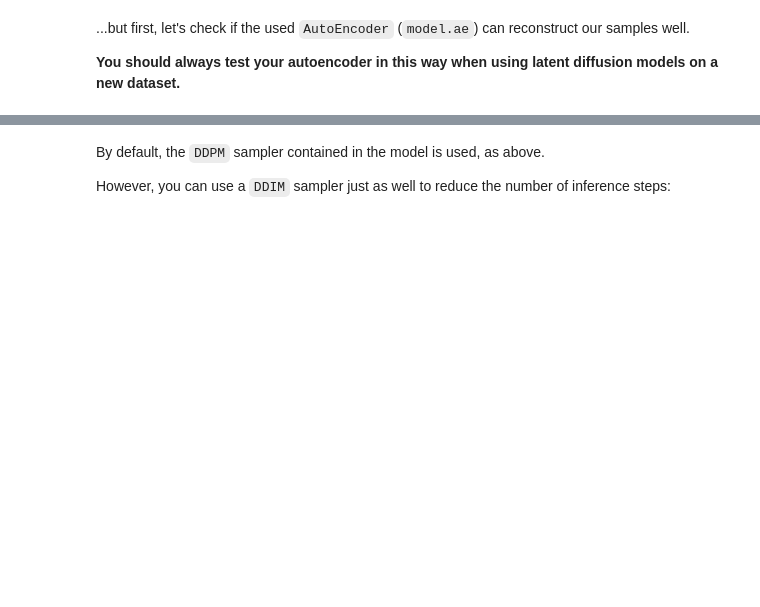
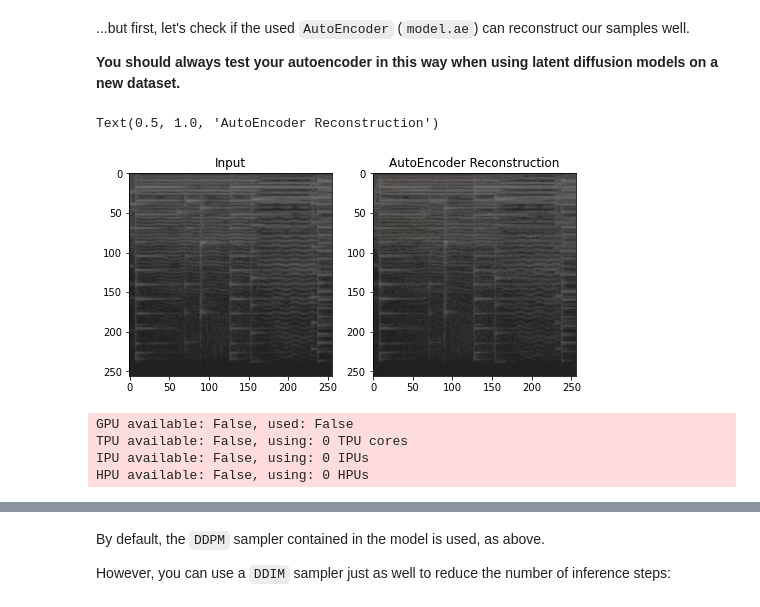
Before and after one commit to aleksolberg/DiffusionFastForward, a Jupyter notebook: 05-Conditional-Latent-Diffusion.ipynb, the cells around one changed output, grey strips where cells are left out. Saved outputs shown, nothing was run; the diff lists cells and outputs as text; code cells hidden in the pictures; blank space fills up the shorter version.

```diff
--- a/05-Conditional-Latent-Diffusion.ipynb
+++ b/05-Conditional-Latent-Diffusion.ipynb
@@ -78,15 +107,23 @@ model=LatentDiffusionConditional(train_ds,
 **You should always test your autoencoder in this way when using latent diffusion models on a new dataset.**
 # %%
 plt.subplot(1,2,1)
-plt.imshow(img1['amplitude'].permute(1,2,0))
+plt.imshow(img1.permute(1,2,0))
 plt.title('Input')
 plt.subplot(1,2,2)
-plt.imshow(model.ae(img1['amplitude'].unsqueeze(0))[0].detach().cpu().permute(1,2,0))
+plt.imshow(model.ae(img1.unsqueeze(0))[0].detach().cpu().permute(1,2,0))
 plt.title('AutoEncoder Reconstruction')
+# %% [output]
+Text(0.5, 1.0, 'AutoEncoder Reconstruction')
+[figure, added]
 # %%
 trainer = pl.Trainer(
     max_steps=2e5,
-    callbacks=[EMA(0.9999)]
+    callbacks=[EMA(0.9999)],
 )
+# %% [output]
+GPU available: False, used: False
+TPU available: False, using: 0 TPU cores
+IPU available: False, using: 0 IPUs
+HPU available: False, using: 0 HPUs
 # %%
 trainer.fit(model)
```
Also changed, not shown: parts of 8 cells of this notebook, 3 other files.
